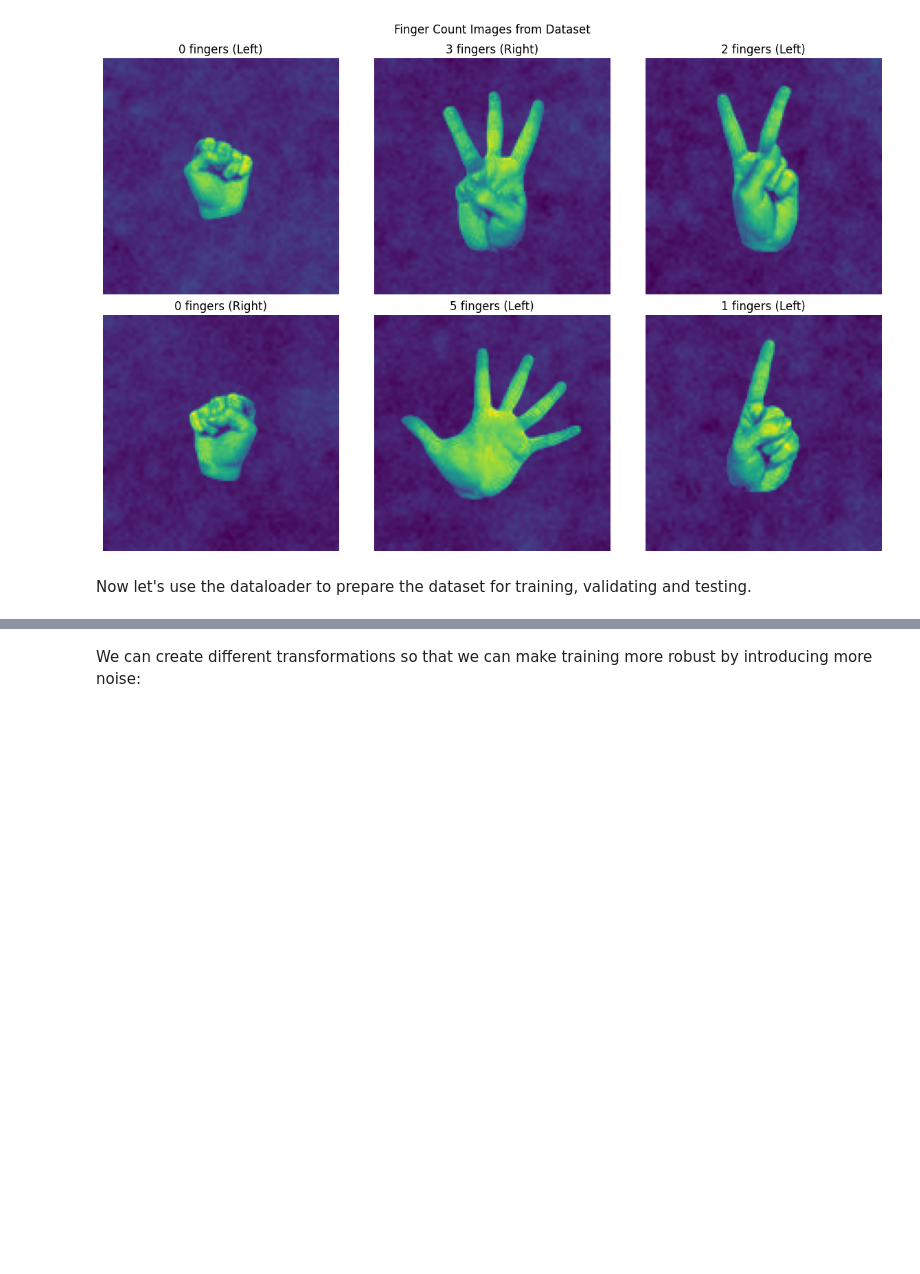
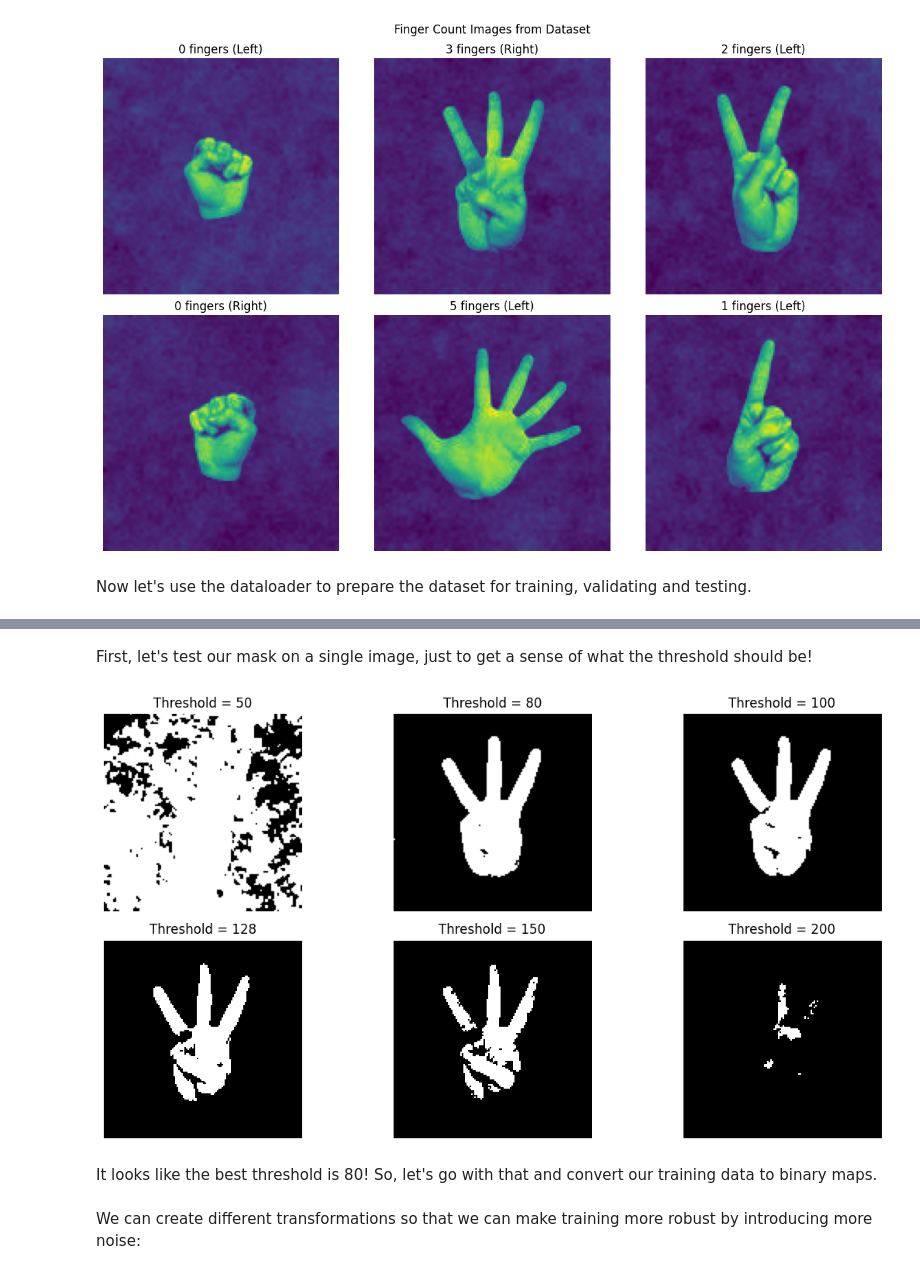
Before and after one commit to sayemanadira/cs153_finalproject, a Jupyter notebook: cv_project.ipynb, the cells around one changed output, grey strips where cells are left out. Cells and saved outputs as stored; diff of their text form; code cells hidden in the pictures; blank space fills up the shorter version.

Commit message:
Added some binary masking tests, found ideal threshold.

```diff
--- a/cv_project.ipynb
+++ b/cv_project.ipynb
@@ -135,3 +139,32 @@ test_path = path + "/test"
+# %% [markdown]
+First, let's test our mask on a single image, just to get a sense of what the threshold should be!
+# %%
+from PIL import Image
+import matplotlib.pyplot as plt
+
+img_path = train_path + '/0a1a077a-5197-44d9-8607-248bf244930d_3R.png'
+
+# Load grayscale
+img = Image.open(img_path).convert('L')
+
+thresholds = [50, 80, 100, 128, 150, 200]
+
+plt.figure(figsize=(12, 6))
+
+for i, t in enumerate(thresholds):
+    binary = img.point(lambda p: 255 if p > t else 0)
+
+    plt.subplot(2, 3, i + 1)
+    plt.imshow(binary, cmap='gray')
+    plt.title(f"Threshold = {t}")
+    plt.axis('off')
+
+plt.tight_layout()
+plt.show()
+# %% [output]
+[figure, added]
+# %% [markdown]
+It looks like the best threshold is 80! So, let's go with that and convert our training data to binary maps.
 # %% [markdown]
 We can create different transformations so that we can make training more robust by introducing more noise:
 # %%
```
Also changed, not shown: parts of 1 cell of this notebook.
